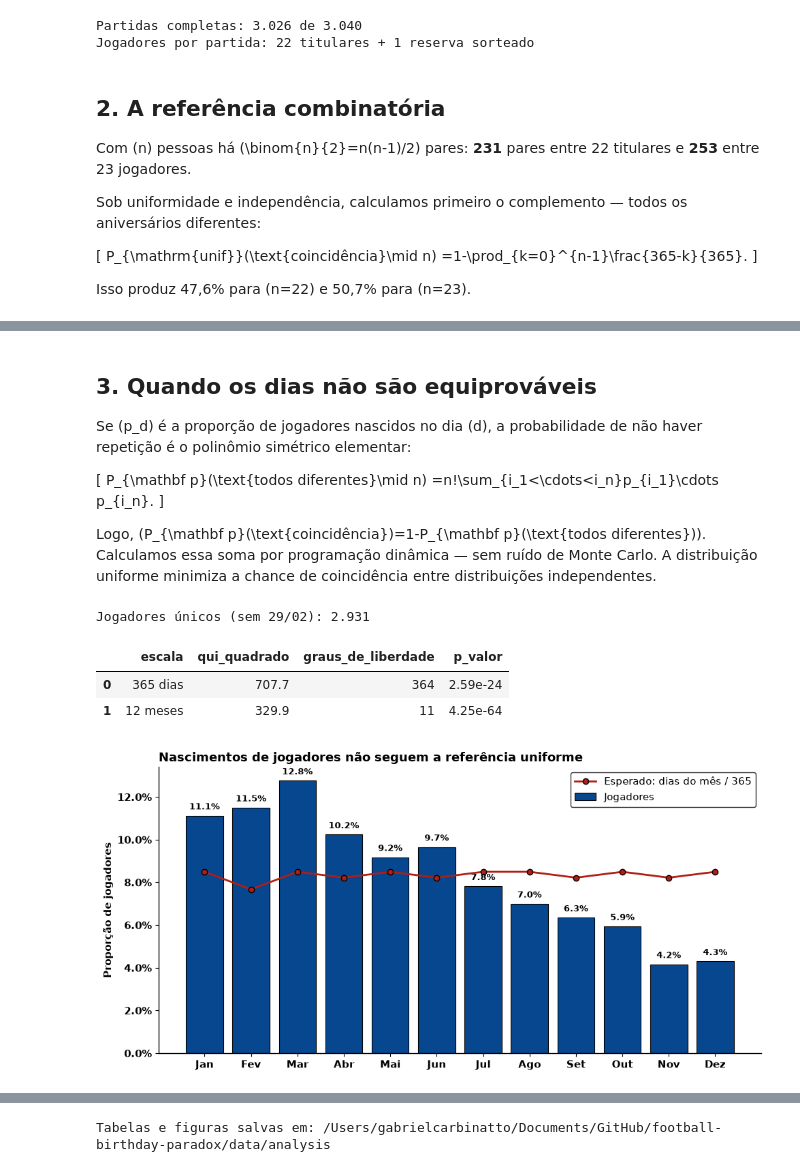
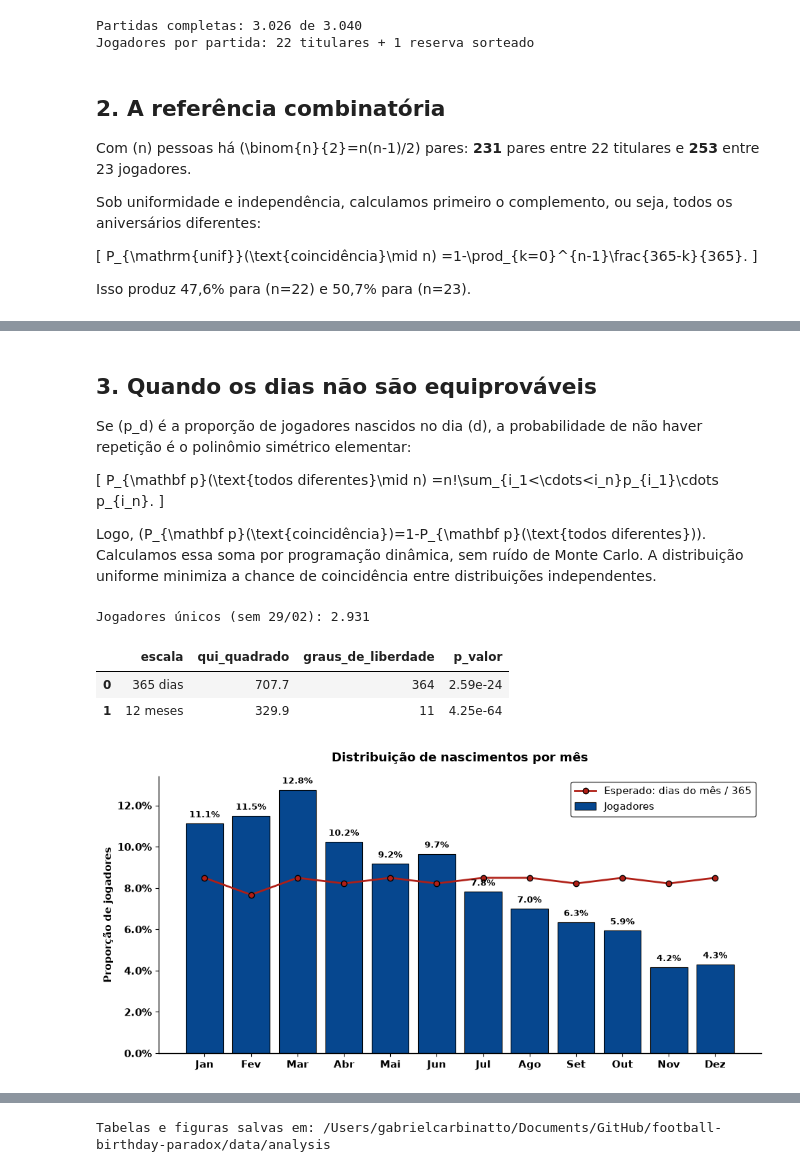
Before and after one commit to gcarbs1/football-birthday-paradox, a Jupyter notebook: notebooks/02_birthday_analysis.ipynb, the cells around one changed output, grey strips where cells are left out. Cells and saved outputs as stored; diff of their text form; code cells hidden in the pictures.

```diff
--- a/notebooks/02_birthday_analysis.ipynb
+++ b/notebooks/02_birthday_analysis.ipynb
@@ -30,6 +30,8 @@ if PROJECT_DIR.name == "notebooks":
 DATA_DIR = PROJECT_DIR / "data" / "brasileirao_serie_a_2018_2025"
 ANALYSIS_DIR = PROJECT_DIR / "data" / "analysis"
 ANALYSIS_DIR.mkdir(parents=True, exist_ok=True)
+VIZ_DIR = PROJECT_DIR / "viz"
+VIZ_DIR.mkdir(parents=True, exist_ok=True)
 
 BLUE = "#06478f"
 RED = "#b01f16"
@@ -97,11 +99,11 @@ print(f"Jogadores por partida: 22 titulares + 1 reserva sorteado")
 Partidas completas: 3.026 de 3.040
 Jogadores por partida: 22 titulares + 1 reserva sorteado
 # %% [markdown]
-## 2. A referência combinatória
+## **2. A referência combinatória**
 
 Com \(n\) pessoas há \(\binom{n}{2}=n(n-1)/2\) pares: **231** pares entre 22 titulares e **253** entre 23 jogadores.
 
-Sob uniformidade e independência, calculamos primeiro o complemento — todos os aniversários diferentes:
+Sob uniformidade e independência, calculamos primeiro o complemento, ou seja, todos os aniversários diferentes:
 
 \[
 P_{\mathrm{unif}}(\text{coincidência}\mid n)
@@ -198,7 +200,7 @@ display(
 | 0 | 22 titulares | 3026 | 1622 | 53.6% | 47.6% | ... |
 | 1 | 22 titulares + 1 reserva sorteado | 3026 | 1717 | 56.7% | 50.7% | ... |
 # %% [markdown]
-## 3. Quando os dias não são equiprováveis
+## **3. Quando os dias não são equiprováveis**
 
 Se \(p_d\) é a proporção de jogadores nascidos no dia \(d\), a probabilidade de não haver repetição é o polinômio simétrico elementar:
 
@@ -207,7 +209,7 @@ P_{\mathbf p}(\text{todos diferentes}\mid n)
 =n!\sum_{i_1<\cdots<i_n}p_{i_1}\cdots p_{i_n}.
 \]
 
-Logo, \(P_{\mathbf p}(\text{coincidência})=1-P_{\mathbf p}(\text{todos diferentes})\). Calculamos essa soma por programação dinâmica — sem ruído de Monte Carlo. A distribuição uniforme minimiza a chance de coincidência entre distribuições independentes.
+Logo, \(P_{\mathbf p}(\text{coincidência})=1-P_{\mathbf p}(\text{todos diferentes})\). Calculamos essa soma por programação dinâmica, sem ruído de Monte Carlo. A distribuição uniforme minimiza a chance de coincidência entre distribuições independentes.
 # %%
 players_df = pd.read_csv(paths["unique"], dtype={"player_id": "string"})
 players_df["birth_date"] = pd.to_datetime(players_df["birth_date"], errors="coerce")
@@ -310,36 +312,36 @@ ax.plot(
     expected_month_share,
     color=RED,
     marker="o",
     markeredgecolor="black",
     linewidth=2,
     label="Esperado: dias do mês / 365",
 )
-ax.set_title("Nascimentos de jogadores não seguem a referência uniforme", loc="left")
+ax.set_title("Distribuição de nascimentos por mês", pad=16)
 ax.set_ylabel("Proporção de jogadores")
 ax.yaxis.set_major_formatter(PercentFormatter(1))
 ax.legend(frameon=True, edgecolor="black")
 style_axis(ax)
 
 for bar, value in zip(bars, month_share):
     ax.text(
         bar.get_x() + bar.get_width() / 2,
         bar.get_height() + 0.002,
         f"{value:.1%}",
         ha="center",
         va="bottom",
         fontsize=9,
         fontweight="bold",
     )
 
 fig.tight_layout()
 fig.savefig(
-    ANALYSIS_DIR / "brasileirao_serie_a_2018_2025_birth_month_distribution.png",
+    VIZ_DIR / "brasileirao_serie_a_2018_2025_birth_month_distribution.png",
     dpi=300,
     bbox_inches="tight",
 )
 plt.show()
 # %% [output]
-[figure, old version]
+[figure, new version]
 # %%
 fig, ax = plt.subplots(figsize=(10, 6))
 ax.plot(
```
Also changed, not shown: parts of 6 cells of this notebook, 6 other files.
